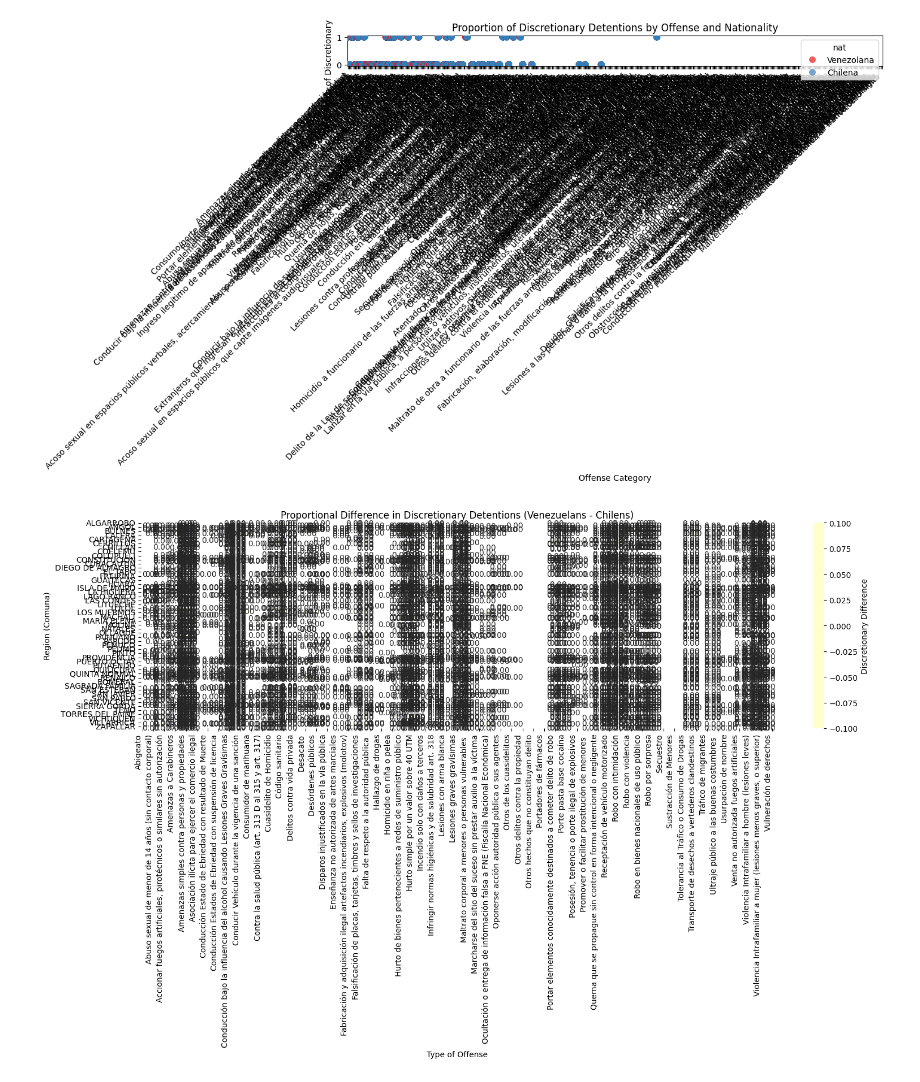
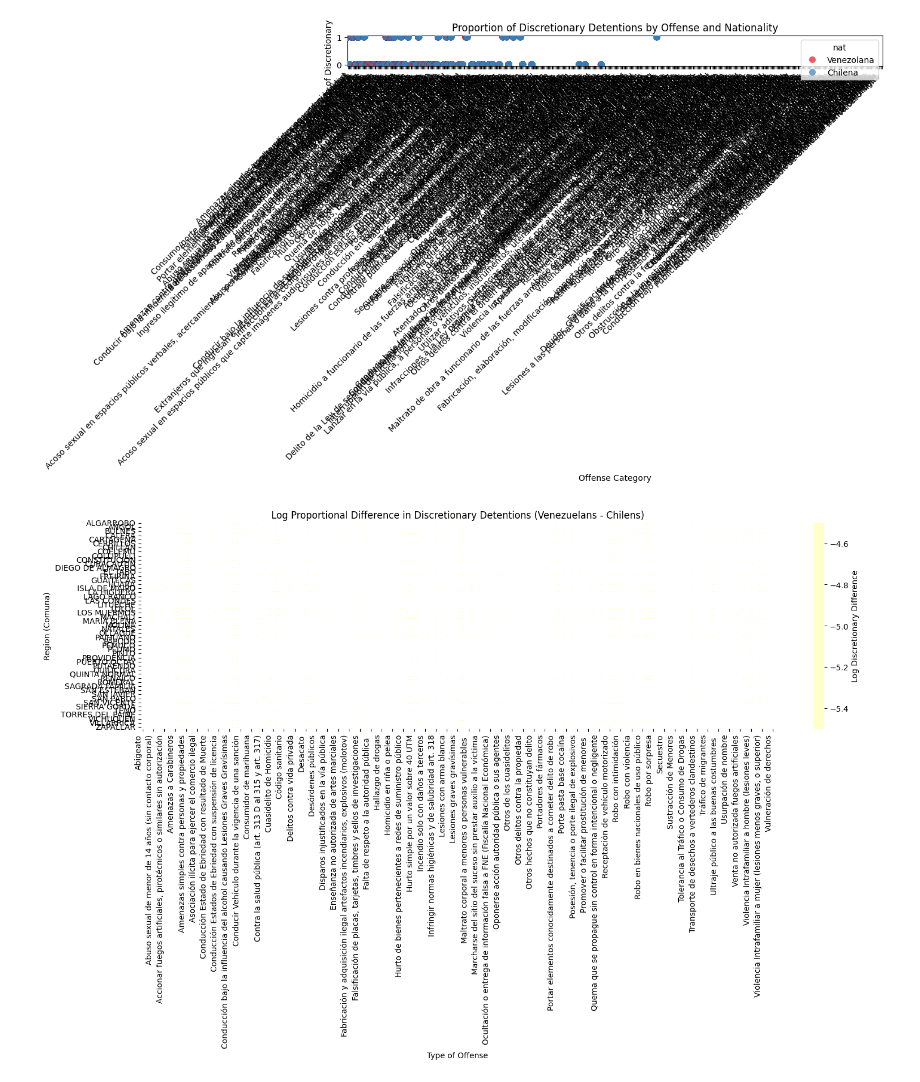
Before and after one commit to chris544460/chile-detenidos, a Jupyter notebook: 03_data_exploration.ipynb, the cells around one changed output. Saved outputs shown, nothing was run; the diff lists cells and outputs as text; code cells hidden in the pictures.

```diff
--- a/03_data_exploration.ipynb
+++ b/03_data_exploration.ipynb
@@ -120,6 +120,7 @@ plt.show()
 # %%
 import seaborn as sns
 import matplotlib.pyplot as plt
+import numpy as np
 import pandas as pd
 
 # Step 1: Filter the data for Venezuelans and Chilens
@@ -130,38 +131,41 @@ chilens = det[det['nat'] == 'Chilena']
 # For Venezuelans
 venezuelan_proportion = venezuelans.groupby(['comuna', 'offense'])['discretionary'].mean().reset_index()
 venezuelan_proportion['nat'] = 'Venezolana'
 
 # For Chilens
 chilen_proportion = chilens.groupby(['comuna', 'offense'])['discretionary'].mean().reset_index()
 chilen_proportion['nat'] = 'Chilena'
 
 # Merge the two datasets on comuna and offense
 merged_proportions = pd.merge(venezuelan_proportion, chilen_proportion, on=['comuna', 'offense'], suffixes=('_ven', '_chi'))
 
 # Step 3: Calculate the difference in proportions (Venezuelans - Chilens)
 merged_proportions['discretionary_diff'] = merged_proportions['discretionary_ven'] - merged_proportions['discretionary_chi']
 
-# Step 4: Pivot the data to create a matrix for the heatmap
-heatmap_data = merged_proportions.pivot(index='comuna', columns='offense', values='discretionary_diff')
+# Step 4: Apply log scaling to enhance differences (use np.log10 to make small differences more apparent)
+merged_proportions['log_discretionary_diff'] = np.log10(np.abs(merged_proportions['discretionary_diff']) + 1e-5)  # Adding a small constant to avoid log(0)
 
-# Step 5: Create the heatmap with adjusted size and label rotation
+# Step 5: Pivot the data to create a matrix for the heatmap
+heatmap_data = merged_proportions.pivot(index='comuna', columns='offense', values='log_discretionary_diff')
+
+# Step 6: Create the heatmap with adjusted size, labels, and log scaling
 plt.figure(figsize=(16, 10))  # Increased figure size for better readability
 
-# Create the heatmap
-sns.heatmap(heatmap_data, cmap='YlOrRd', center=0, annot=True, fmt='.2f', linewidths=0.5,
-            cbar_kws={'label': 'Discretionary Difference'}, square=False)
+# Create the heatmap with color intensity for the log-transformed values
+sns.heatmap(heatmap_data, cmap='YlOrRd', center=0, annot=False, fmt='.2f', linewidths=0.5,
+            cbar_kws={'label': 'Log Discretionary Difference'}, square=False)
 
 # Rotate the x-axis and y-axis labels for better readability
 plt.xticks(rotation=90, ha='right')
 plt.yticks(rotation=0)  # Keep the y-axis labels horizontal for readability
 
 # Add titles and labels
-plt.title("Proportional Difference in Discretionary Detentions (Venezuelans - Chilens)")
+plt.title("Log Proportional Difference in Discretionary Detentions (Venezuelans - Chilens)")
 plt.xlabel("Type of Offense")
 plt.ylabel("Region (Comuna)")
 
 # Display the plot with tight layout to prevent overlapping
 plt.tight_layout()
 plt.show()
 # %% [output]
-[figure, old version]
+[figure, new version]
```
